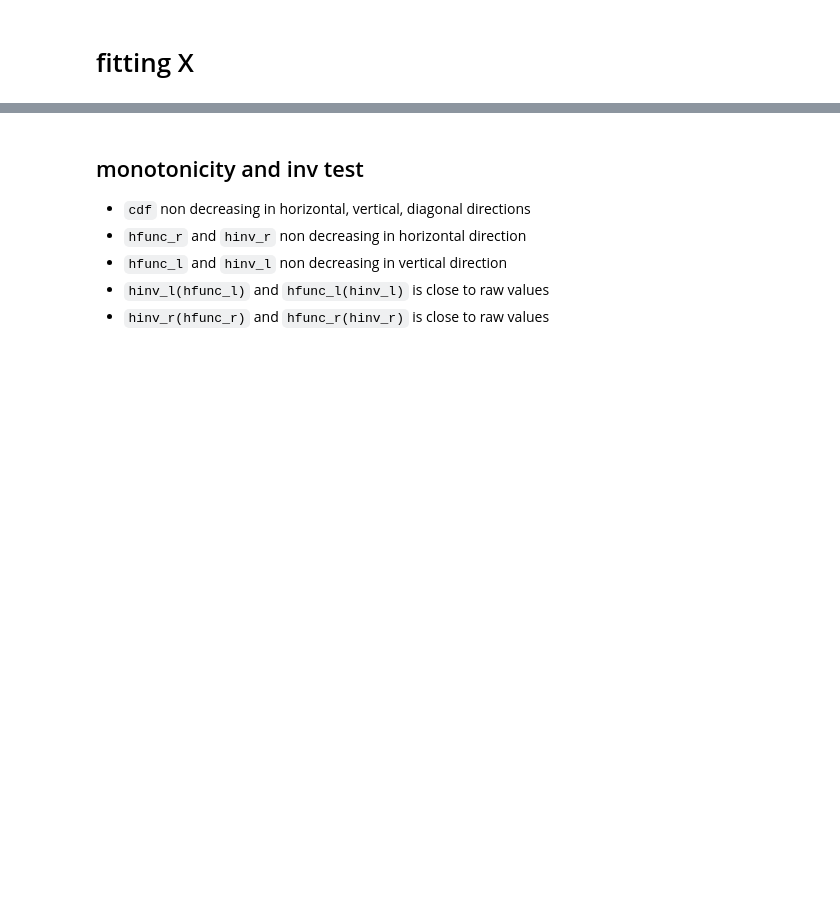
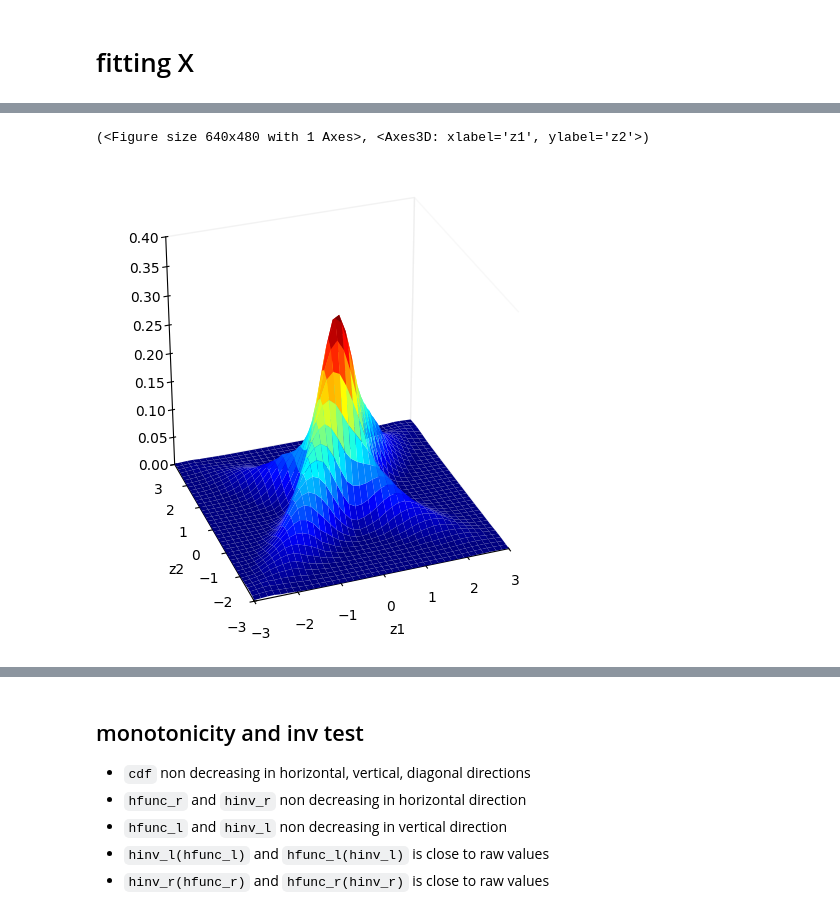
Before and after one commit to TY-Cheng/torchvinecopulib, a Jupyter notebook: examples/0_bicop.ipynb, the cells around one changed output, grey strips where cells are left out. Saved outputs shown, nothing was run; the diff lists cells and outputs as text; code cells hidden in the pictures; blank space fills up the shorter version.

```diff
--- a/examples/0_bicop.ipynb
+++ b/examples/0_bicop.ipynb
@@ -85,3 +85,8 @@ mdl_bcp.imshow()
+# %%
+mdl_bcp.plot(margin_type="norm", plot_type="surface")
+# %% [output]
+(<Figure size 640x480 with 1 Axes>, <Axes3D: xlabel='z1', ylabel='z2'>)
+[figure, added]
 # %%
 plt.scatter(*mdl_bcp.sample(10000, is_sobol=True).T.cpu(), s=0.1, c="blue", alpha=0.5)
 plt.xlim(0, 1)
```
Also changed, not shown: parts of 7 cells of this notebook, 2 other files.
